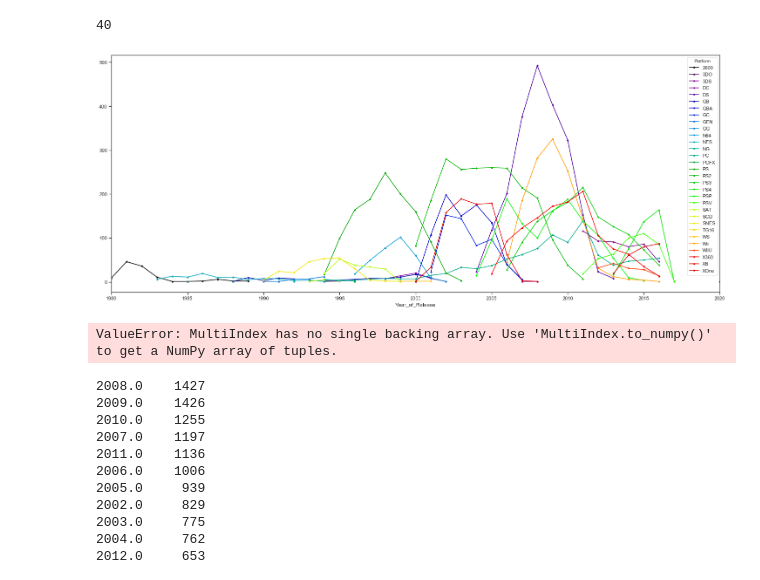
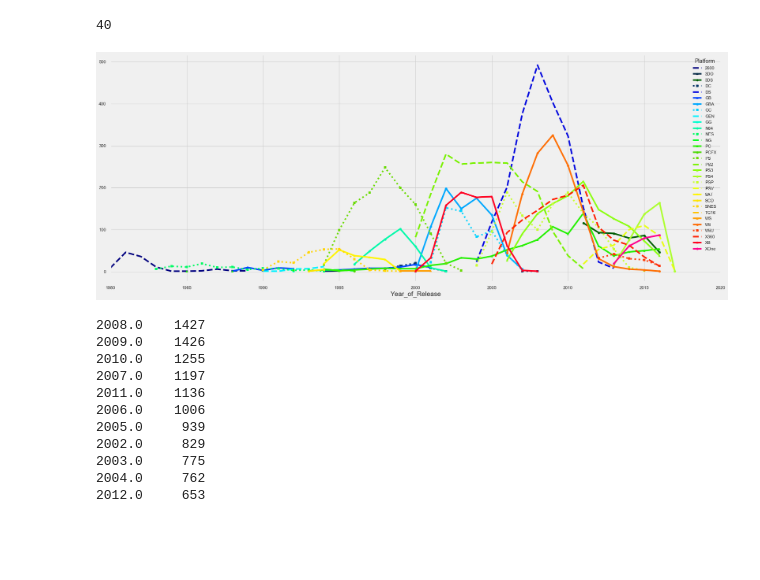
Before and after one commit to Noixas/DataMadness-2020-Video-Games-Sales-2019, a Jupyter notebook: datamadness_cleaned.ipynb, the cells around one changed output. Saved outputs shown, nothing was run; the diff lists cells and outputs as text; code cells hidden in the pictures; blank space fills up the shorter version.

Commit message:
styled plots

```diff
--- a/datamadness_cleaned.ipynb
+++ b/datamadness_cleaned.ipynb
@@ -1,11 +1,14 @@
 # %%
 import IPython.core.display
 import matplotlib
-
 def apply_styles():
     matplotlib.rcParams['font.size'] = 12
     matplotlib.rcParams['figure.figsize'] = (18, 6)
     matplotlib.rcParams['lines.linewidth'] = 1
+    matplotlib.rcParams['axes.grid'] = True
+    matplotlib.rcParams['grid.color'] = 'k'
+    matplotlib.rcParams['grid.linestyle'] = ':'
+    matplotlib.rcParams['grid.linewidth'] = 0.5
 
 apply_styles()
 
@@ -17,3 +20,4 @@ import matplotlib.pyplot as plt
 sns.set(style="ticks")
 import warnings
 warnings.filterwarnings('ignore')
+plt.style.use('fivethirtyeight')
@@ -159,17 +182,14 @@ plt.show()
 40
 # %%
 number_of_plots = len(df.Year_of_Release.unique())
-colormap = plt.cm.nipy_spectral
-colors = [colormap(i) for i in np.linspace(0, 1.2,number_of_plots)]
+colormap = plt.cm.gist_ncar
+linestyle = ["+--","^-",'-o',':s']*10
+colors = [colormap(i) for i in np.linspace(0, 1,number_of_plots)]
 # ax1.set_color_cycle(colors)
-df_year_platf.unstack().plot(kind='line',style='.-',figsize=(25,10), stacked=False,color = colors)
+df_year_platf.unstack().plot(kind='line',style=linestyle,figsize=(25,10), stacked=False,color = colors)
 plt.show()
 # %% [output]
-[figure, old version]
+[figure, new version]
-# %%
-ax = sns.lineplot(hue="region", style="event", data=df_year_platf)
-# %% [output]
-ValueError: MultiIndex has no single backing array. Use 'MultiIndex.to_numpy()' to get a NumPy array of tuples.
 # %%
 df.Year_of_Release.value_counts()
 # df.shape
```
Also changed, not shown: parts of 10 cells of this notebook.
